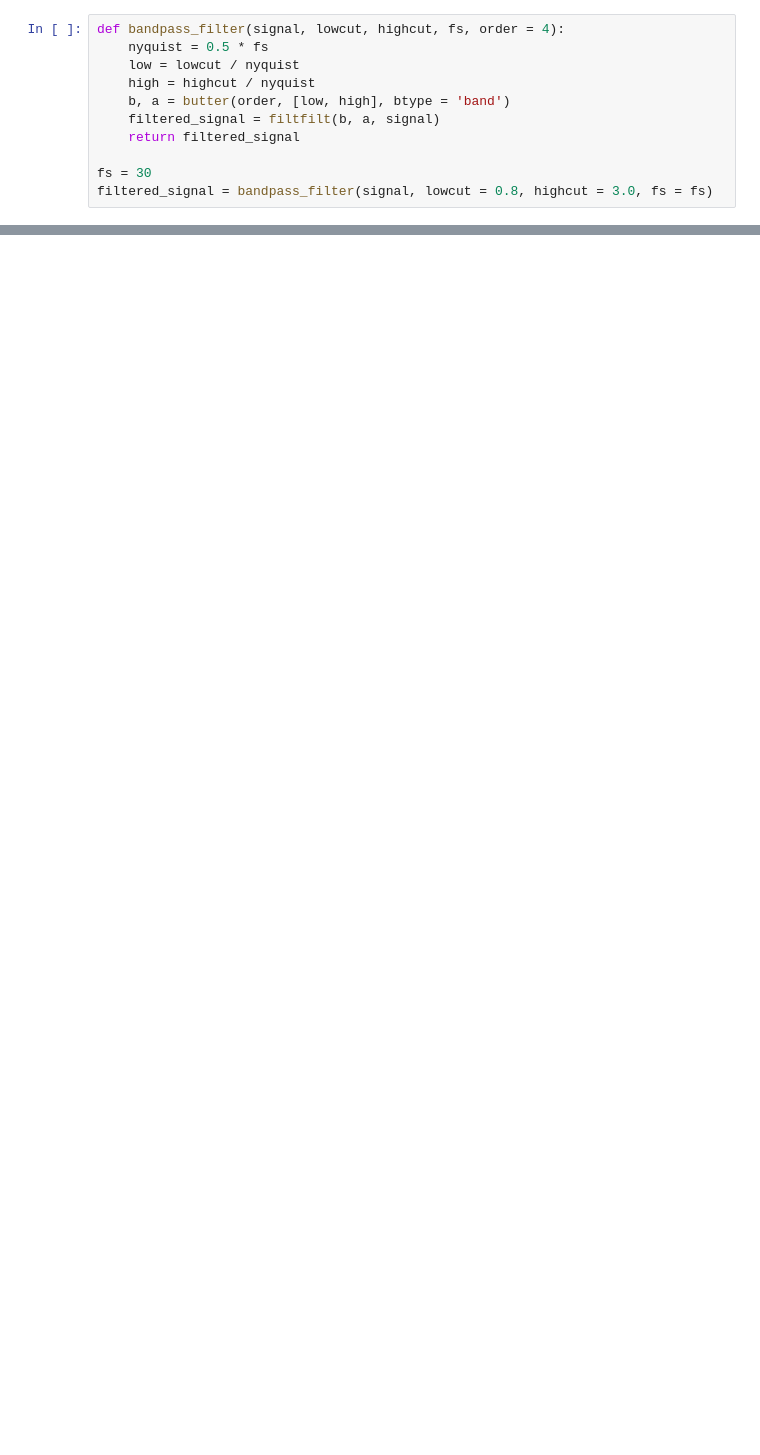
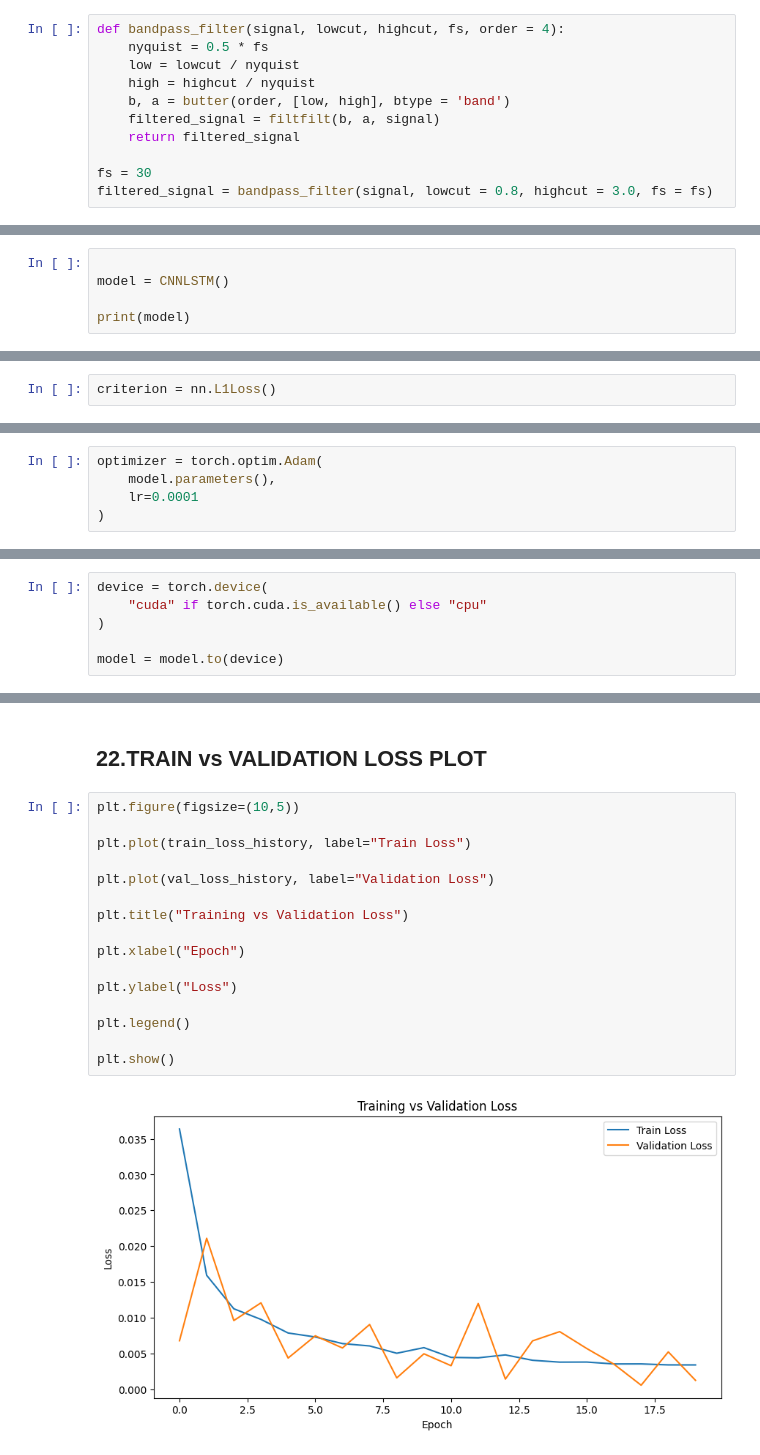
Before and after one commit to Priti-sys/heart-rate-estimation-nir, a Jupyter notebook: heart_rate_project.ipynb, the cells around one changed output, grey strips where cells are left out. Cells and saved outputs as stored; diff of their text form; blank space fills up the shorter version.

```diff
--- a/heart_rate_project.ipynb
+++ b/heart_rate_project.ipynb
@@ -103,0 +384,5 @@ plt.plot(peaks, )
+# %%
+
+model = CNNLSTM()
+
+print(model)
@@ -103,0 +410,2 @@ plt.plot(peaks, )
+# %%
+criterion = nn.L1Loss()
@@ -103,0 +414,5 @@ plt.plot(peaks, )
+# %%
+optimizer = torch.optim.Adam(
+    model.parameters(),
+    lr=0.0001
+)
@@ -103,0 +421,6 @@ plt.plot(peaks, )
+# %%
+device = torch.device(
+    "cuda" if torch.cuda.is_available() else "cpu"
+)
+
+model = model.to(device)
@@ -103,0 +534,20 @@ plt.plot(peaks, )
+# %% [markdown]
+## 22.TRAIN vs VALIDATION LOSS PLOT
+# %%
+plt.figure(figsize=(10,5))
+
+plt.plot(train_loss_history, label="Train Loss")
+
+plt.plot(val_loss_history, label="Validation Loss")
+
+plt.title("Training vs Validation Loss")
+
+plt.xlabel("Epoch")
+
+plt.ylabel("Loss")
+
+plt.legend()
+
+plt.show()
+# %% [output]
+[figure, added]
```
Also changed, not shown: parts of 59 cells of this notebook.
